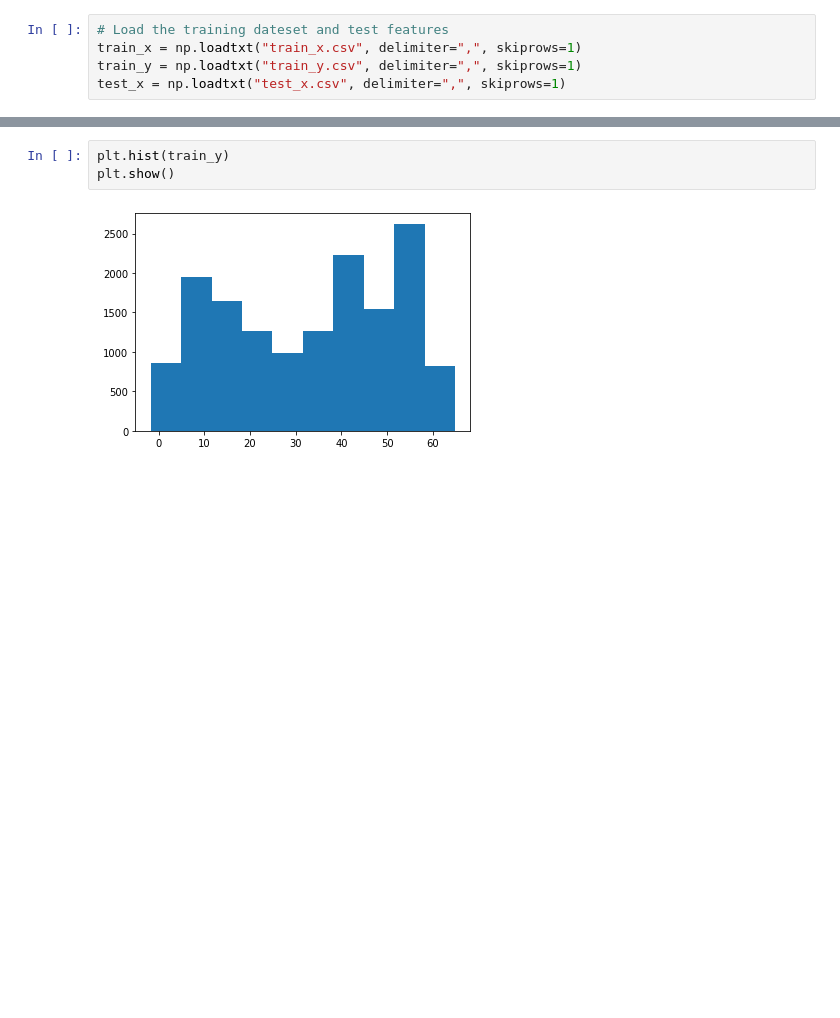
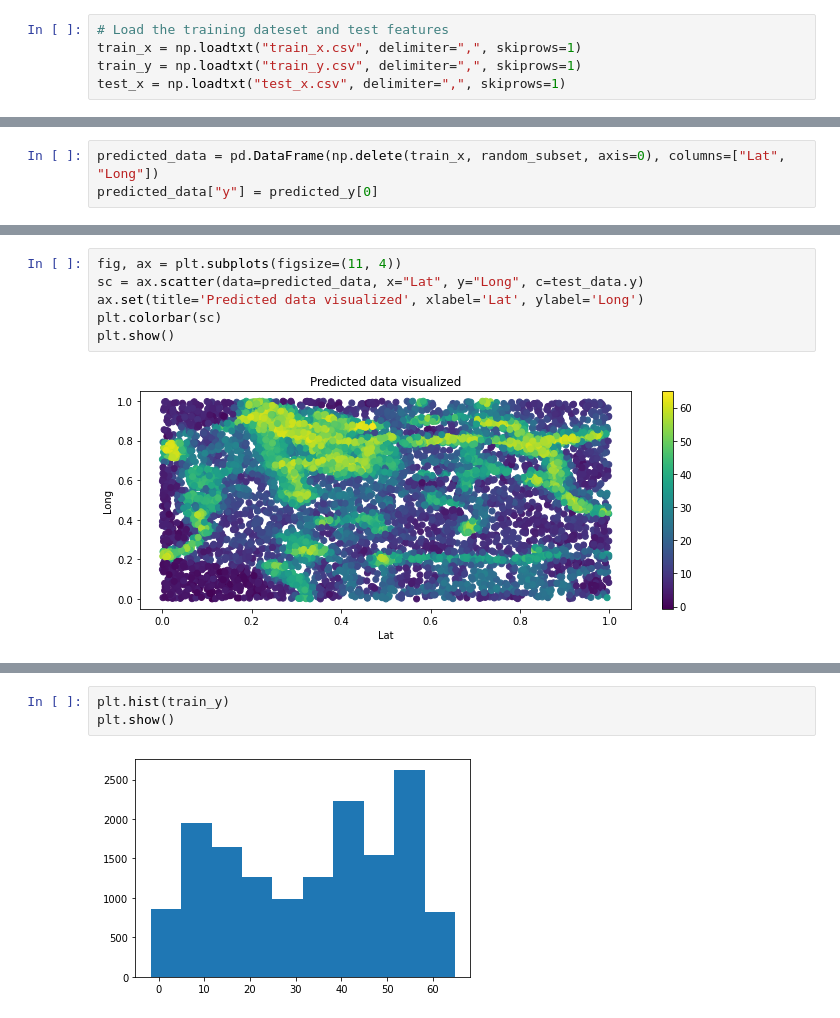
Before and after one commit to marco27183/Probabilistic-AI-Projects, a Jupyter notebook: Task 1/Visualizations.ipynb, the cells around one changed output, grey strips where cells are left out. Saved outputs shown, nothing was run; the diff lists cells and outputs as text; blank space fills up the shorter version.

```diff
--- a/Task 1/Visualizations.ipynb
+++ b/Task 1/Visualizations.ipynb
@@ -221,3 +215,6 @@ train_data
+# %%
+predicted_data = pd.DataFrame(np.delete(train_x, random_subset, axis=0), columns=["Lat", "Long"])
+predicted_data["y"] = predicted_y[0]
 # %%
 fig, ax = plt.subplots(figsize=(11, 4))
 sc = ax.scatter(data=train_data, x="Lat", y="Long", c=train_data.y)
@@ -234,0 +234,8 @@ plt.show()
+# %%
+fig, ax = plt.subplots(figsize=(11, 4))
+sc = ax.scatter(data=predicted_data, x="Lat", y="Long", c=test_data.y)
+ax.set(title='Predicted data visualized', xlabel='Lat', ylabel='Long')
+plt.colorbar(sc)
+plt.show()
+# %% [output]
+[figure, added]
```
Also changed, not shown: parts of 17 cells of this notebook, 2 other files.
